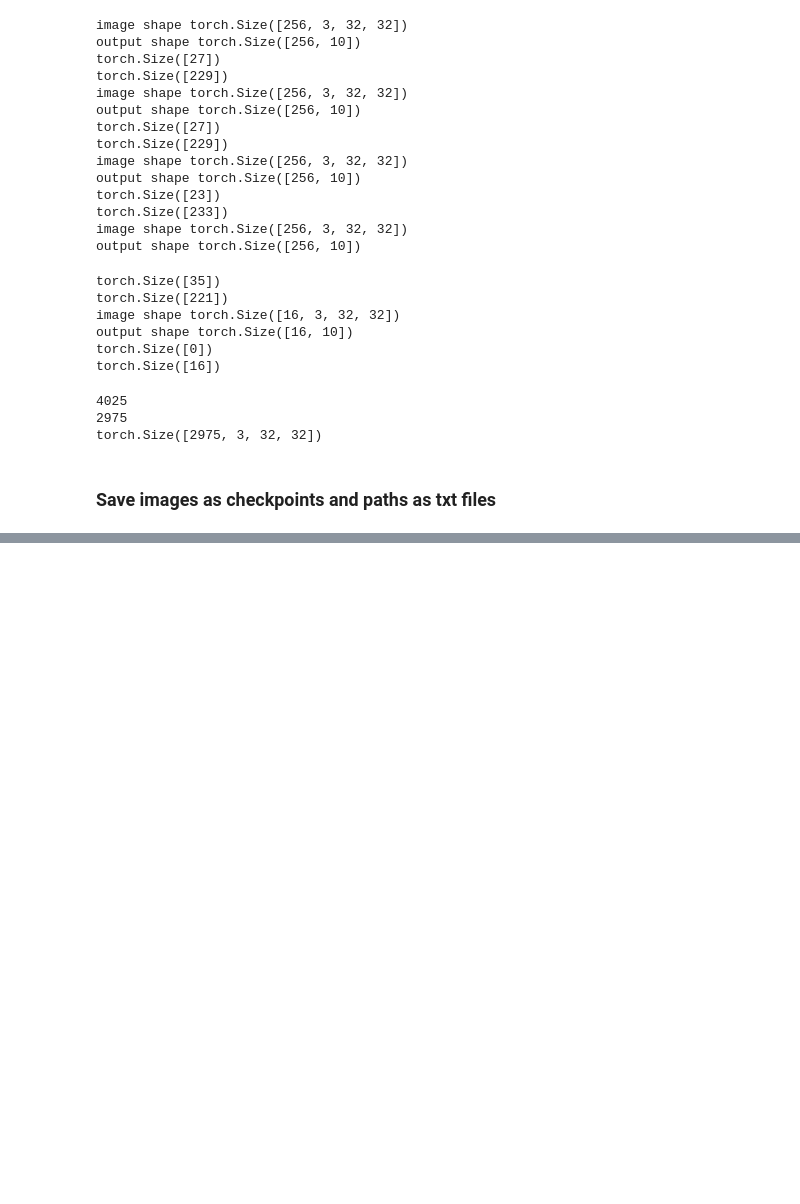
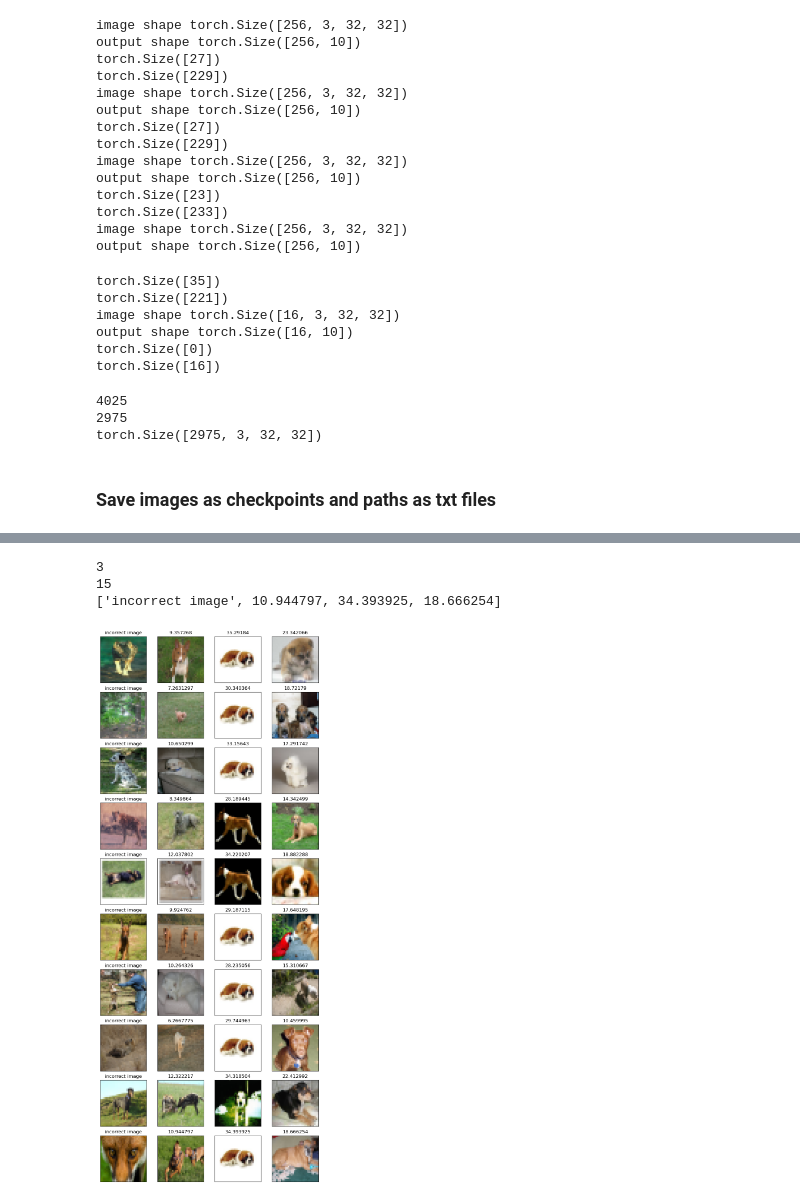
Before and after one commit to allisonchen23/model-editing, a Jupyter notebook: find_images.ipynb, the cells around one changed output, grey strips where cells are left out. Saved outputs shown, nothing was run; the diff lists cells and outputs as text; code cells hidden in the pictures; blank space fills up the shorter version.

Commit message:
finished script to obtain 10 random image edit pairs from performance on training set

```diff
--- a/find_images.ipynb
+++ b/find_images.ipynb
@@ -244,0 +251,11 @@ torch.save(incorrect_images, incorrect_images_save_path)
+# %%
+np.random.seed(0)  # for reproducibility
+n_incorrect = len(incorrect_image_paths)
+n_correct = len(correct_image_paths)
+# Randomly choose 10 incorrect images
+n_edits = 10
+rand_idxs = np.random.randint(0, high=n_incorrect, size=n_edits)
+print("Random indices: {}".format(rand_idxs))
+selected_incorrect_image_paths = [incorrect_image_paths[idx] for idx in rand_idxs]
+selected_incorrect_images = incorrect_images[rand_idxs]
+print(selected_incorrect_images.shape)
@@ -244,0 +356,10 @@ torch.save(incorrect_images, incorrect_images_save_path)
+# %%
+# Visualization
+show_image_rows(
+    images=image_rows,
+    image_titles=label_rows)
+# %% [output]
+3
+15
+['incorrect image', 10.944797, 34.393925, 18.666254]
+[figure, added]
```
Also changed, not shown: parts of 8 cells of this notebook, 1 other file.
